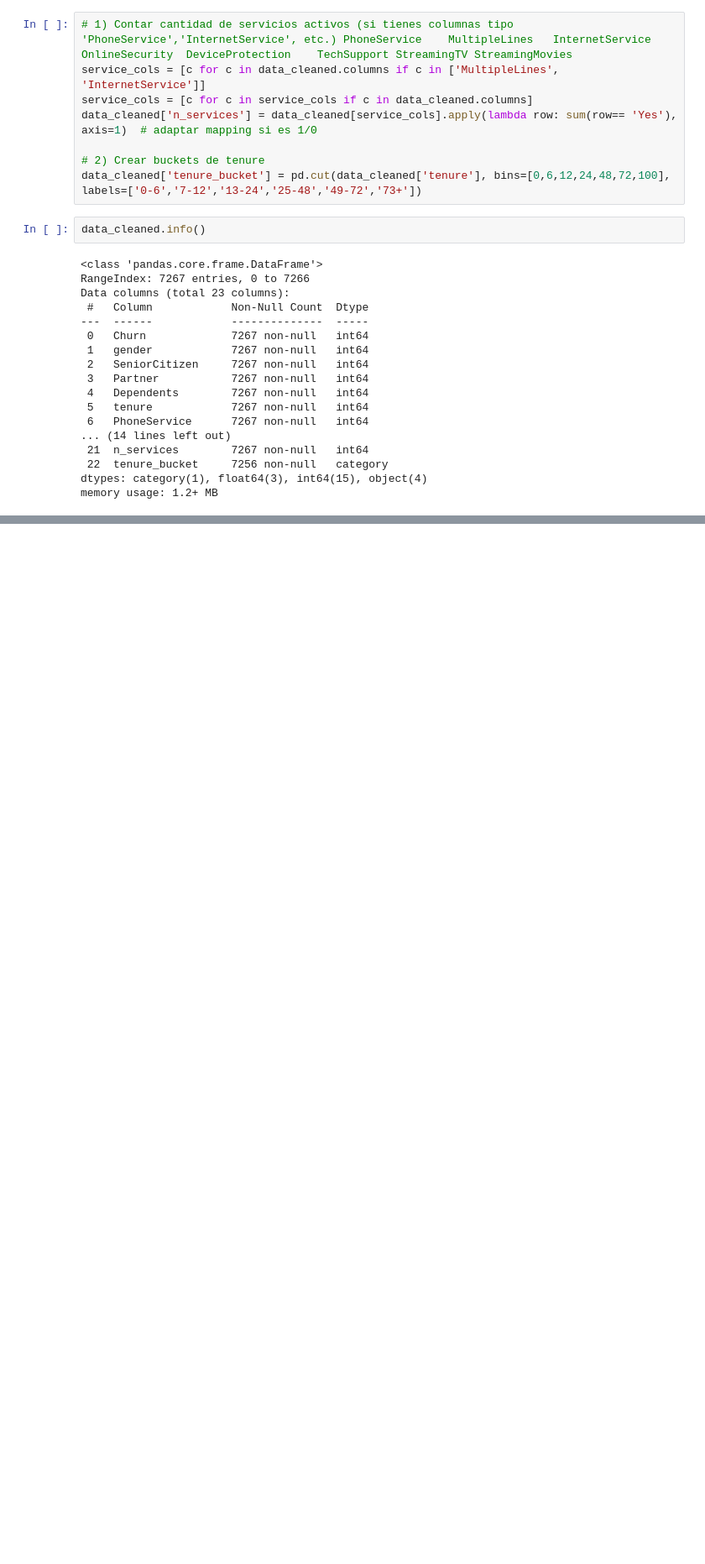
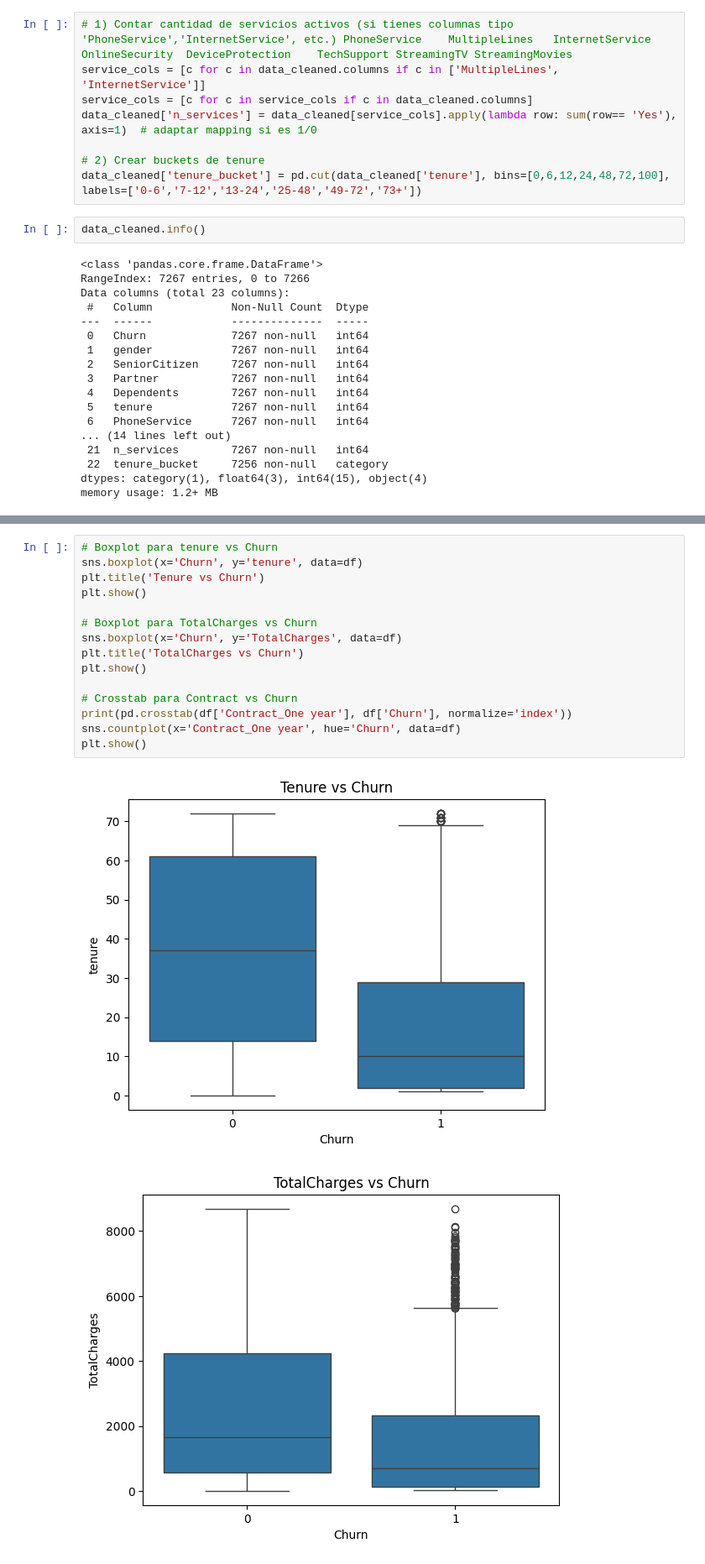
Before and after one commit to Marglodis/challenge_telecomX_parte_2, a Jupyter notebook: challenge_telecom_X_parte_2.ipynb, the cells around one changed output, grey strips where cells are left out. Shown at 84% size. Cells and saved outputs as stored; diff of their text form; blank space fills up the shorter version.

```diff
--- a/challenge_telecom_X_parte_2.ipynb
+++ b/challenge_telecom_X_parte_2.ipynb
@@ -210,0 +253,18 @@ Name: count, dtype: int64
+# %%
+# Boxplot para tenure vs Churn
+sns.boxplot(x='Churn', y='tenure', data=df)
+plt.title('Tenure vs Churn')
+plt.show()
+
+# Boxplot para TotalCharges vs Churn
+sns.boxplot(x='Churn', y='TotalCharges', data=df)
+plt.title('TotalCharges vs Churn')
+plt.show()
+
+# Crosstab para Contract vs Churn
+print(pd.crosstab(df['Contract_One year'], df['Churn'], normalize='index'))
+sns.countplot(x='Contract_One year', hue='Churn', data=df)
+plt.show()
+# %% [output]
+[figure, added]
+[figure, added]
```
Also changed, not shown: parts of 18 cells of this notebook.
